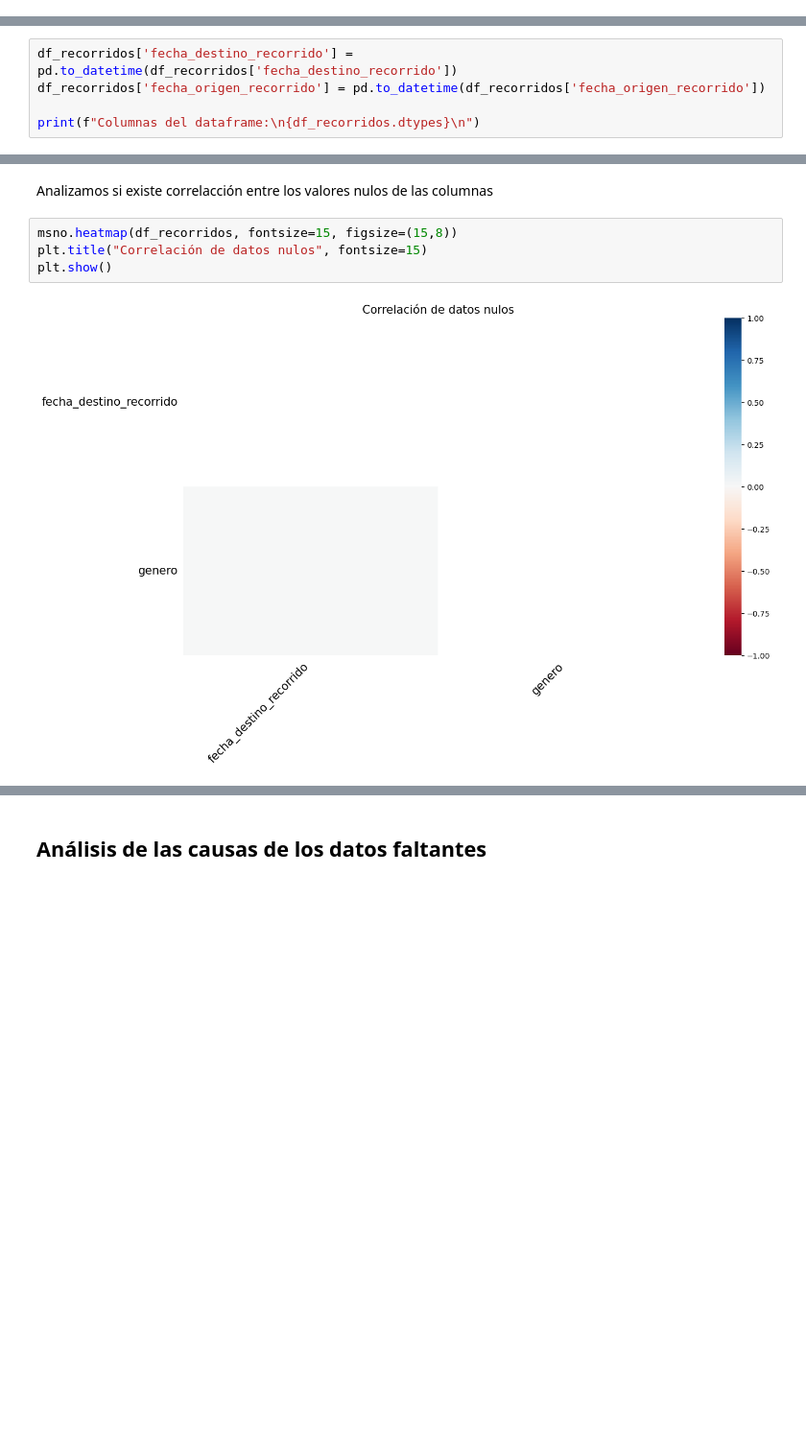
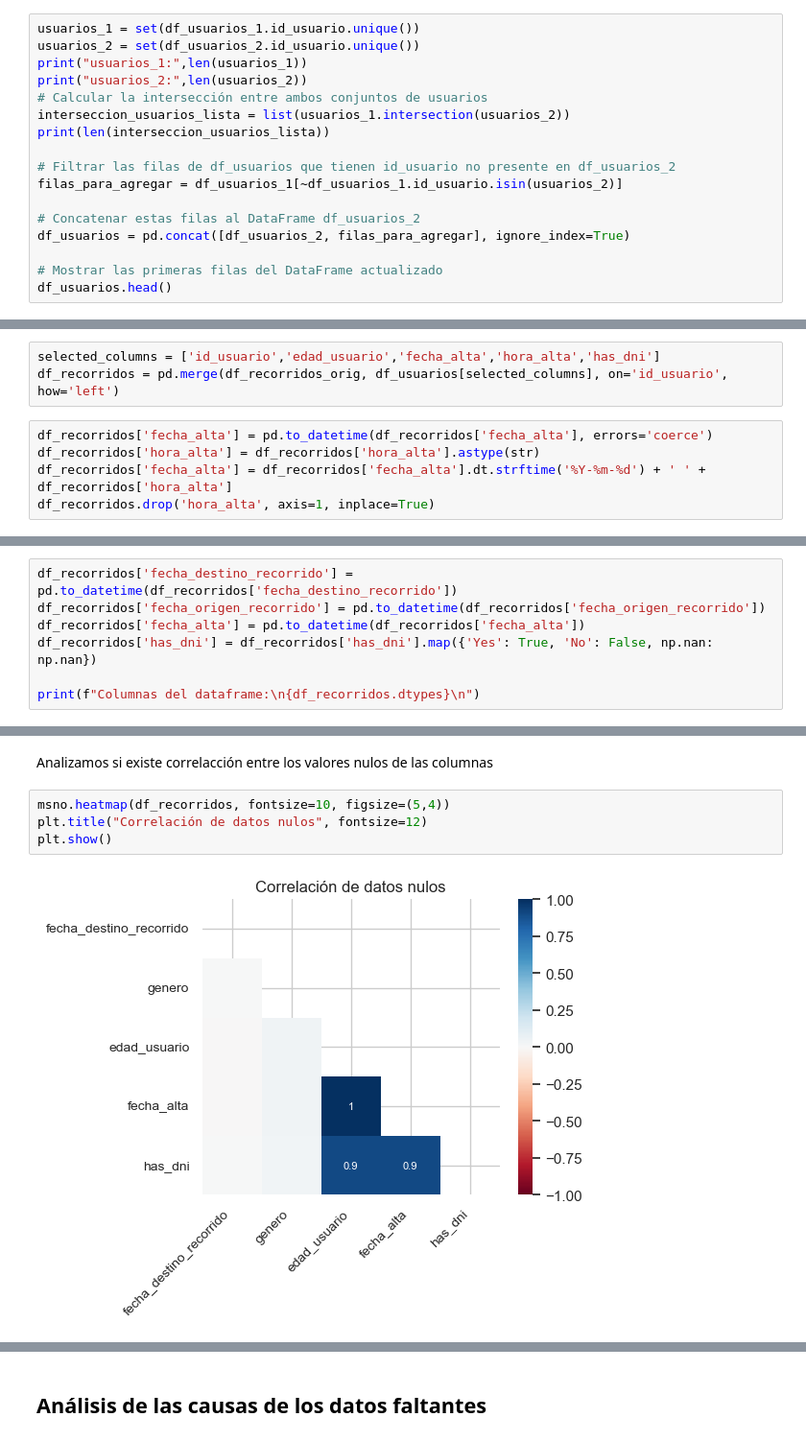
Before and after one commit to antonellagambarte/analisisDeDatos, a Jupyter notebook: tp1/tp1.ipynb, the cells around one changed output, grey strips where cells are left out. Shown: that part at 96% size. Cells and saved outputs as stored; diff of their text form; blank space fills up the shorter version.

```diff
--- a/tp1/tp1.ipynb
+++ b/tp1/tp1.ipynb
@@ -33,0 +66,17 @@ df_recorridos.head()
+# %%
+usuarios_1 = set(df_usuarios_1.id_usuario.unique())
+usuarios_2 = set(df_usuarios_2.id_usuario.unique())
+print("usuarios_1:",len(usuarios_1))
+print("usuarios_2:",len(usuarios_2))
+# Calcular la intersección entre ambos conjuntos de usuarios
+interseccion_usuarios_lista = list(usuarios_1.intersection(usuarios_2))
+print(len(interseccion_usuarios_lista))
+
+# Filtrar las filas de df_usuarios que tienen id_usuario no presente en df_usuarios_2
+filas_para_agregar = df_usuarios_1[~df_usuarios_1.id_usuario.isin(usuarios_2)]
+
+# Concatenar estas filas al DataFrame df_usuarios_2
+df_usuarios = pd.concat([df_usuarios_2, filas_para_agregar], ignore_index=True)
+
+# Mostrar las primeras filas del DataFrame actualizado
+df_usuarios.head()
@@ -33,0 +93,8 @@ df_recorridos.head()
+# %%
+selected_columns = ['id_usuario','edad_usuario','fecha_alta','hora_alta','has_dni']
+df_recorridos = pd.merge(df_recorridos_orig, df_usuarios[selected_columns], on='id_usuario', how='left')
+# %%
+df_recorridos['fecha_alta'] = pd.to_datetime(df_recorridos['fecha_alta'], errors='coerce')
+df_recorridos['hora_alta'] = df_recorridos['hora_alta'].astype(str)
+df_recorridos['fecha_alta'] = df_recorridos['fecha_alta'].dt.strftime('%Y-%m-%d') + ' ' + df_recorridos['hora_alta']
+df_recorridos.drop('hora_alta', axis=1, inplace=True)
@@ -91,6 +165,8 @@ dtype: object
 # %%
 df_recorridos['fecha_destino_recorrido'] = pd.to_datetime(df_recorridos['fecha_destino_recorrido'])
 df_recorridos['fecha_origen_recorrido'] = pd.to_datetime(df_recorridos['fecha_origen_recorrido'])
+df_recorridos['fecha_alta'] = pd.to_datetime(df_recorridos['fecha_alta'])
+df_recorridos['has_dni'] = df_recorridos['has_dni'].map({'Yes': True, 'No': False, np.nan: np.nan})
 
 print(f"Columnas del dataframe:\n{df_recorridos.dtypes}\n")
 # %% [output]
@@ -194,10 +268,10 @@ plt.show()
 # %% [markdown]
 Analizamos si existe correlacción entre los valores nulos de las columnas
 # %%
-msno.heatmap(df_recorridos, fontsize=15, figsize=(15,8))
-plt.title("Correlación de datos nulos", fontsize=15)
+msno.heatmap(df_recorridos, fontsize=10, figsize=(5,4))
+plt.title("Correlación de datos nulos", fontsize=12)
 plt.show()
 # %% [output]
-[figure, old version]
+[figure, new version]
 # %% [markdown]
 Observamos que no exite correlación entre los datos faltantes de las columnas género y fecha destino.
```
Also changed, not shown: parts of 40 cells of this notebook.
